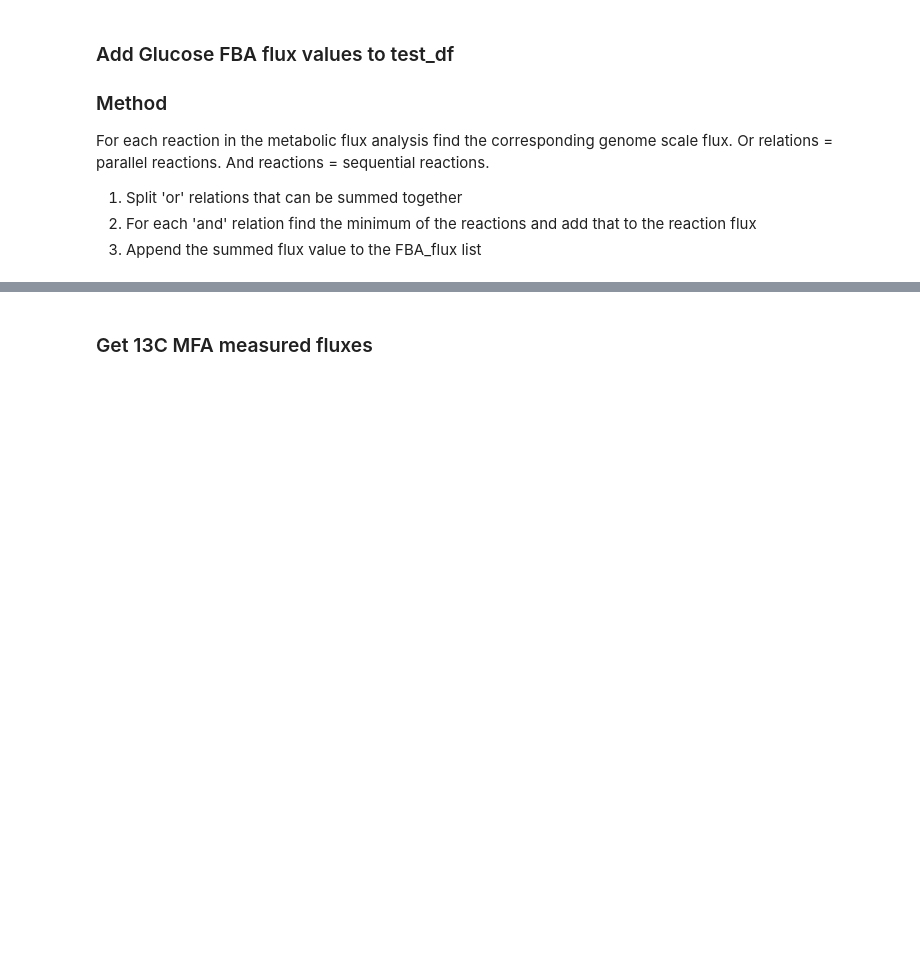
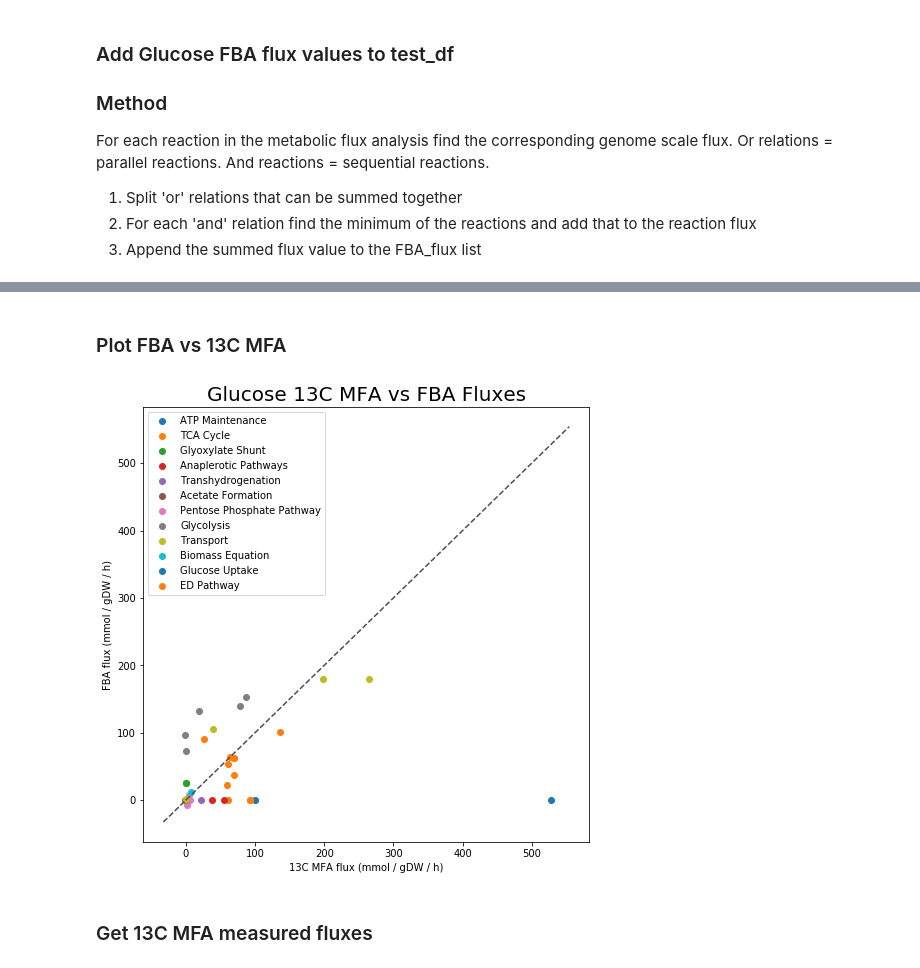
Before and after one commit to LBLQMM/RhodococcusGSM, a Jupyter notebook: Biodesign_gr/notebooks/G_flux_comparisons.ipynb, the cells around one changed output, grey strips where cells are left out. Cells and saved outputs as stored; diff of their text form; code cells hidden in the pictures; blank space fills up the shorter version.

```diff
--- a/Biodesign_gr/notebooks/G_flux_comparisons.ipynb
+++ b/Biodesign_gr/notebooks/G_flux_comparisons.ipynb
@@ -149,3 +130,29 @@ See the caveats in the documentation: http://pandas.pydata.org/pandas-docs/stabl
+# %% [markdown]
+### Plot FBA vs 13C MFA
+# %%
+fig, ax = plt.subplots(figsize=(8, 8))
+ax.plot(ax.get_xlim(), ax.get_ylim(), ls="--", c=".3")
+
+for pathway in list(set(glucose_fluxes['Pathway'])):
+    pathway_df = glucose_fluxes[glucose_fluxes['Pathway'] == pathway]
+
+    measured_flux_list = list(pathway_df['Flux'])
+    simulated_flux_list = list(pathway_df['FBA Value'])
+
+    ax.scatter(measured_flux_list, simulated_flux_list, label=pathway)
+
+
+# Dashed line
+x = np.linspace(*ax.get_xlim())
+ax.plot(x, x, ls="--", c=".3")
+
+plt.title(r'Glucose 13C MFA vs FBA Fluxes', fontSize=20)
+plt.xlabel(r'13C MFA flux (mmol / gDW / h)')
+plt.ylabel(r'FBA flux (mmol / gDW / h)')
+plt.legend()
+plt.show()
+# %% [output]
+[figure, added]
 # %% [markdown]
 ### Get 13C MFA measured fluxes
 # %%
```
Also changed, not shown: parts of 5 cells of this notebook, 3 other files.
